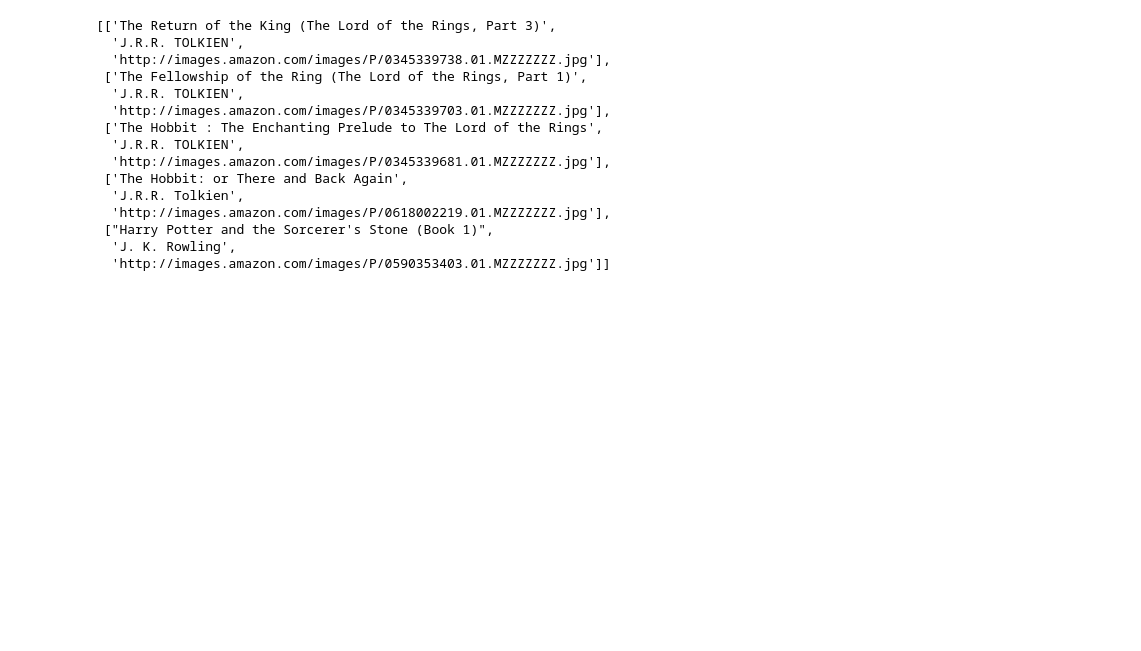
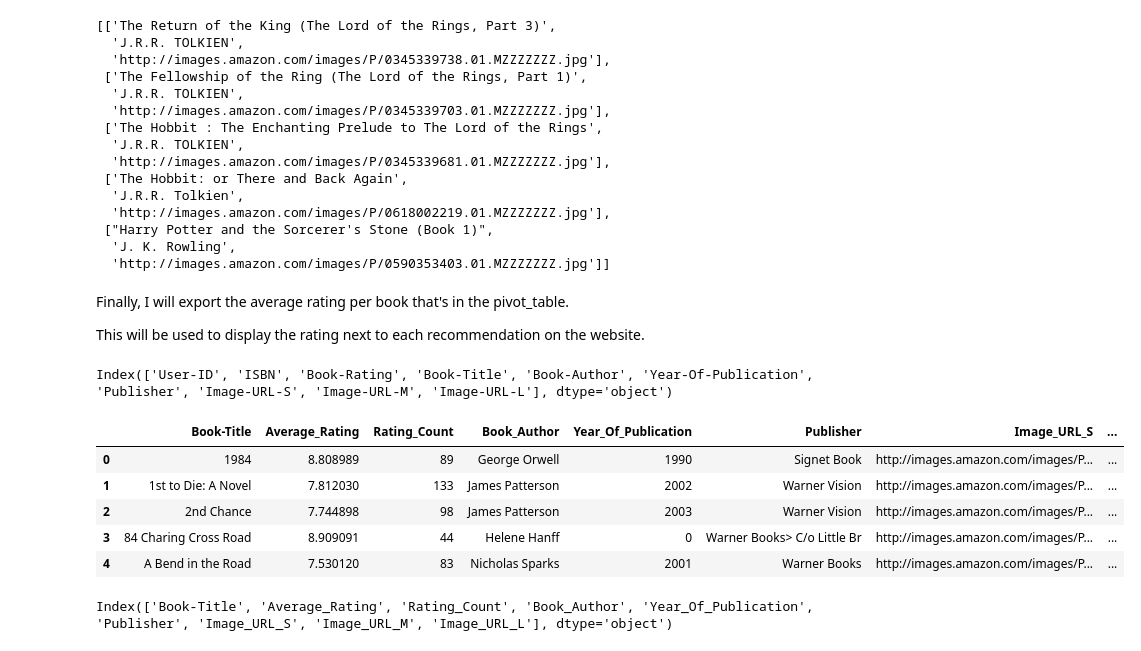
Before and after one commit to Milanomac/book-recommendation-ml-project, a Jupyter notebook: research/notebook.ipynb, the cells around one changed output. Drawn from its saved outputs; the diff is of its cells as text; code cells hidden in the pictures; blank space fills up the shorter version.

Commit message:
Added popularity-based book ranking to include the average rating and number of reviews to the recommendation results displayed for the user on the website.

```diff
--- a/research/notebook.ipynb
+++ b/research/notebook.ipynb
@@ -759,0 +759,34 @@ pickle.dump(books, open('books_dataframe.pkl', 'wb'))
+# %% [markdown]
+Finally, I will export the average rating per book that's in the pivot_table.
+
+This will be used to display the rating next to each recommendation on the website.
+# %%
+final_df.columns
+# %% [output]
+Index(['User-ID', 'ISBN', 'Book-Rating', 'Book-Title', 'Book-Author', 'Year-Of-Publication', 'Publisher', 'Image-URL-S', 'Image-URL-M', 'Image-URL-L'], dtype='object')
+# %%
+final_df = final_df[['Book-Title', 'Book-Author', 'Year-Of-Publication', 'Publisher','Book-Rating', 'Image-URL-S', 'Image-URL-M', 'Image-URL-L']]
+# %%
+rating_df = final_df.groupby('Book-Title').agg(
+    Average_Rating=('Book-Rating', 'mean'),
+    Rating_Count=('Book-Rating', 'count'),
+    Book_Author=('Book-Author', 'first'),
+    Year_Of_Publication=('Year-Of-Publication', 'first'),
+    Publisher=('Publisher', 'first'),
+    Image_URL_S=('Image-URL-S', 'first'),
+    Image_URL_M=('Image-URL-M', 'first'),
+    Image_URL_L=('Image-URL-L', 'first')
+).reset_index()
+
+rating_df.head()
+# %% [output]
+|  | Book-Title | Average_Rating | Rating_Count | Book_Author | Year_Of_Publication | Publisher | Image_URL_S | ... |
+| 0 | 1984 | 8.808989 | 89 | George Orwell | 1990 | Signet Book | http://images.amazon.com/images/P... | ... |
+| 1 | 1st to Die: A Novel | 7.812030 | 133 | James Patterson | 2002 | Warner Vision | http://images.amazon.com/images/P... | ... |
+| 2 | 2nd Chance | 7.744898 | 98 | James Patterson | 2003 | Warner Vision | http://images.amazon.com/images/P... | ... |
+| 3 | 84 Charing Cross Road | 8.909091 | 44 | Helene Hanff | 0 | Warner Books> C/o Little Br | http://images.amazon.com/images/P... | ... |
+| 4 | A Bend in the Road | 7.530120 | 83 | Nicholas Sparks | 2001 | Warner Books | http://images.amazon.com/images/P... | ... |
+# %%
+rating_df.columns
+# %% [output]
+Index(['Book-Title', 'Average_Rating', 'Rating_Count', 'Book_Author', 'Year_Of_Publication', 'Publisher', 'Image_URL_S', 'Image_URL_M', 'Image_URL_L'], dtype='object')
```
Also changed, not shown: parts of 4 cells of this notebook, 4 other files.
